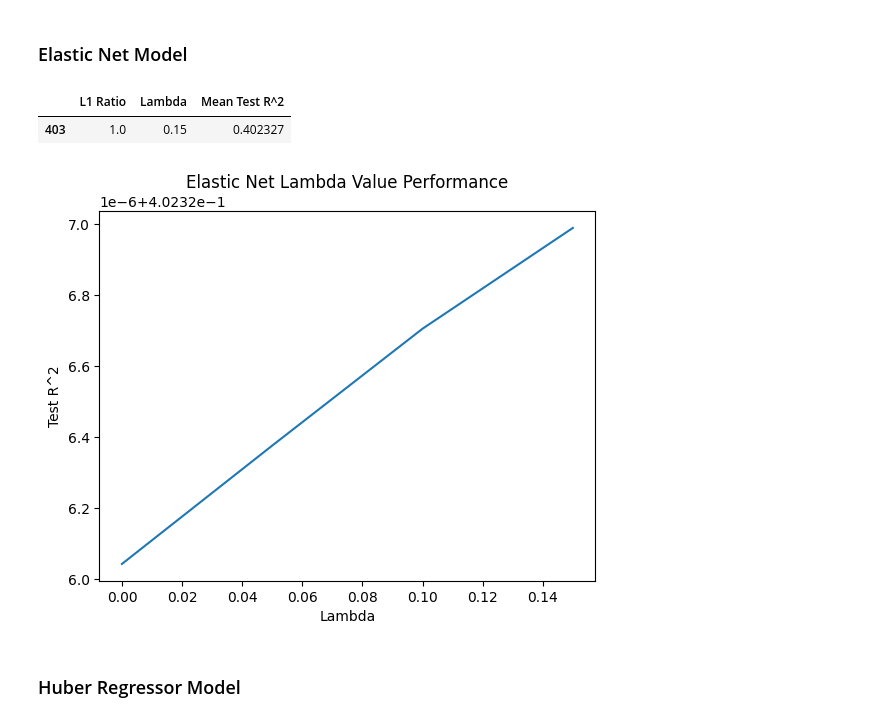
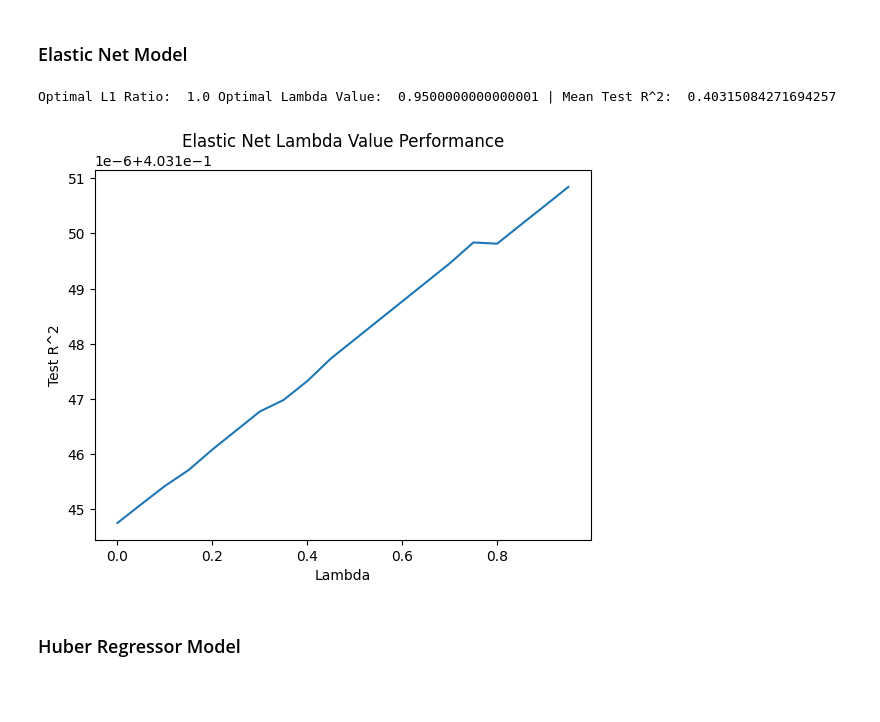
Before and after one commit to BenLeidig/illinois-home-prices, a Jupyter notebook: regression_classification/regression.ipynb, the cells around one changed output. Saved outputs shown, nothing was run; the diff lists cells and outputs as text; code cells hidden in the pictures; blank space fills up the shorter version.

```diff
--- a/regression_classification/regression.ipynb
+++ b/regression_classification/regression.ipynb
@@ -379,47 +377,9 @@ results_ridge.nlargest(1, 'Mean Test R^2')
 # %% [markdown]
 ### Elastic Net Model
-# %%
-data = []
-
-for l in np.arange(0, 1.01, 0.01):
-
-    for i in np.arange(0, 0.2, 0.05):
-
-        temp_model = ElasticNet(l1_ratio = l,
-                                alpha = i,
-                                max_iter = 1000
-                                )
-        cross_val = KFold(n_splits = 5,
-                          shuffle = True,
-                          random_state = 0
-                          )
-        test_fold_r2 = cross_val_score(temp_model,
-                                       features_matrix,
-                                       target_array,
-                                       cv = cross_val,
-                                       scoring = 'r2'
-                                       )
-        data.append([l,
-                     i,
-                     test_fold_r2.mean()
-                     ])
-
-results_en = pd.DataFrame(data, columns = ['L1 Ratio',
-                                           'Lambda',
-                                           'Mean Test R^2'
-                                           ])
-
-results_en_l1 = results_en[results_en['L1 Ratio'] == results_en['L1 Ratio'].max()]
-
-plt.plot(results_en_l1['Lambda'].values, results_en_l1['Mean Test R^2'].values)
-plt.xlabel('Lambda')
-plt.ylabel('Test R^2')
-plt.title('Elastic Net Lambda Value Performance')
-
-results_en_l1.nlargest(1, 'Mean Test R^2')
-# %% [output]
-|  | L1 Ratio | Lambda | Mean Test R^2 |
-| 403 | 1.0 | 0.15 | 0.402327 |
-[figure, removed]
+# %%
+elastic_net_optimizer(a = 0, b = 1, c = 0.05, x = 0, y = 1.01, z = 0.01, features_matrix = standardized_features_matrix)
+# %% [output]
+Optimal L1 Ratio:  1.0 Optimal Lambda Value:  0.9500000000000001 | Mean Test R^2:  0.40315084271694257
+[figure, added]
 # %% [markdown]
 ### Huber Regressor Model
```
Also changed, not shown: parts of 29 cells of this notebook.
